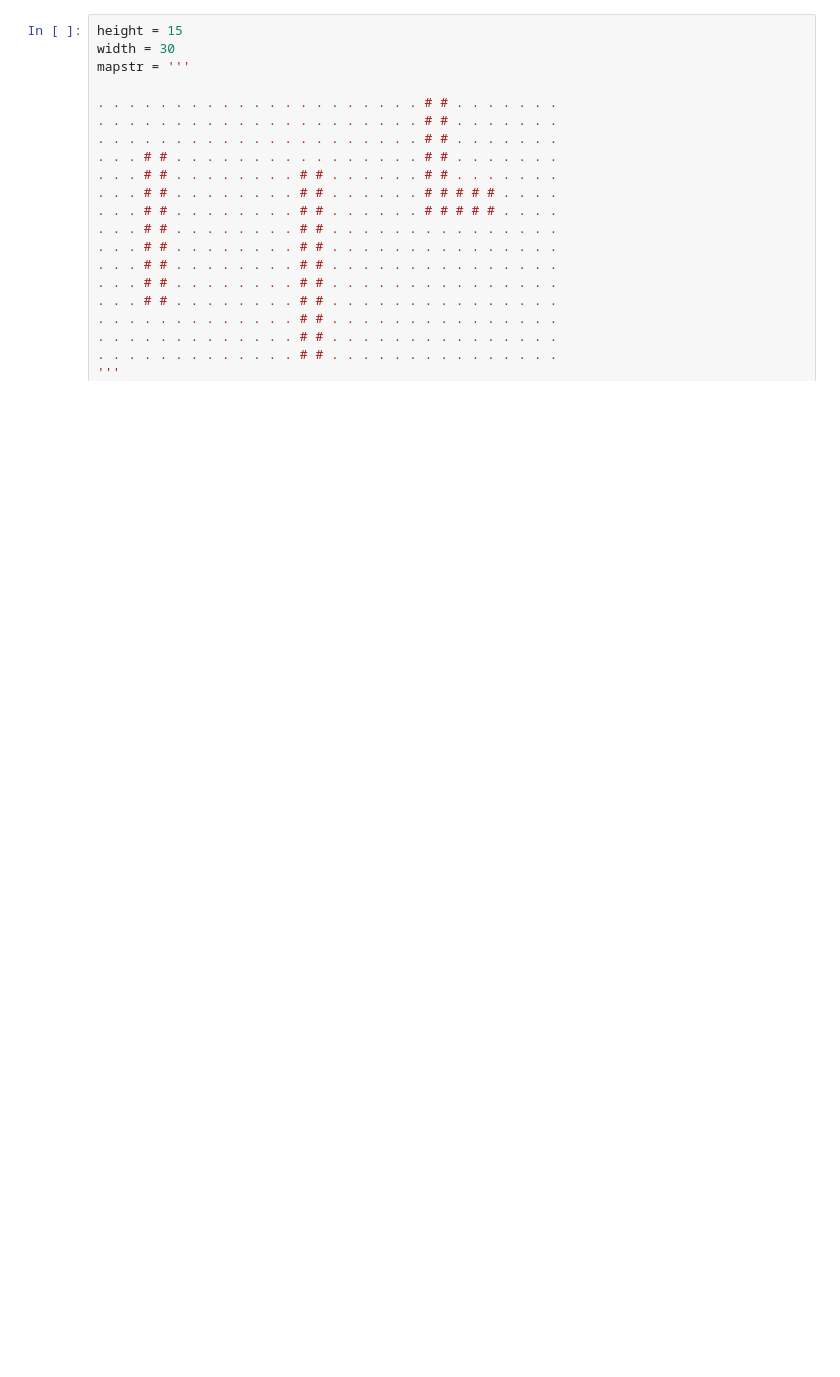
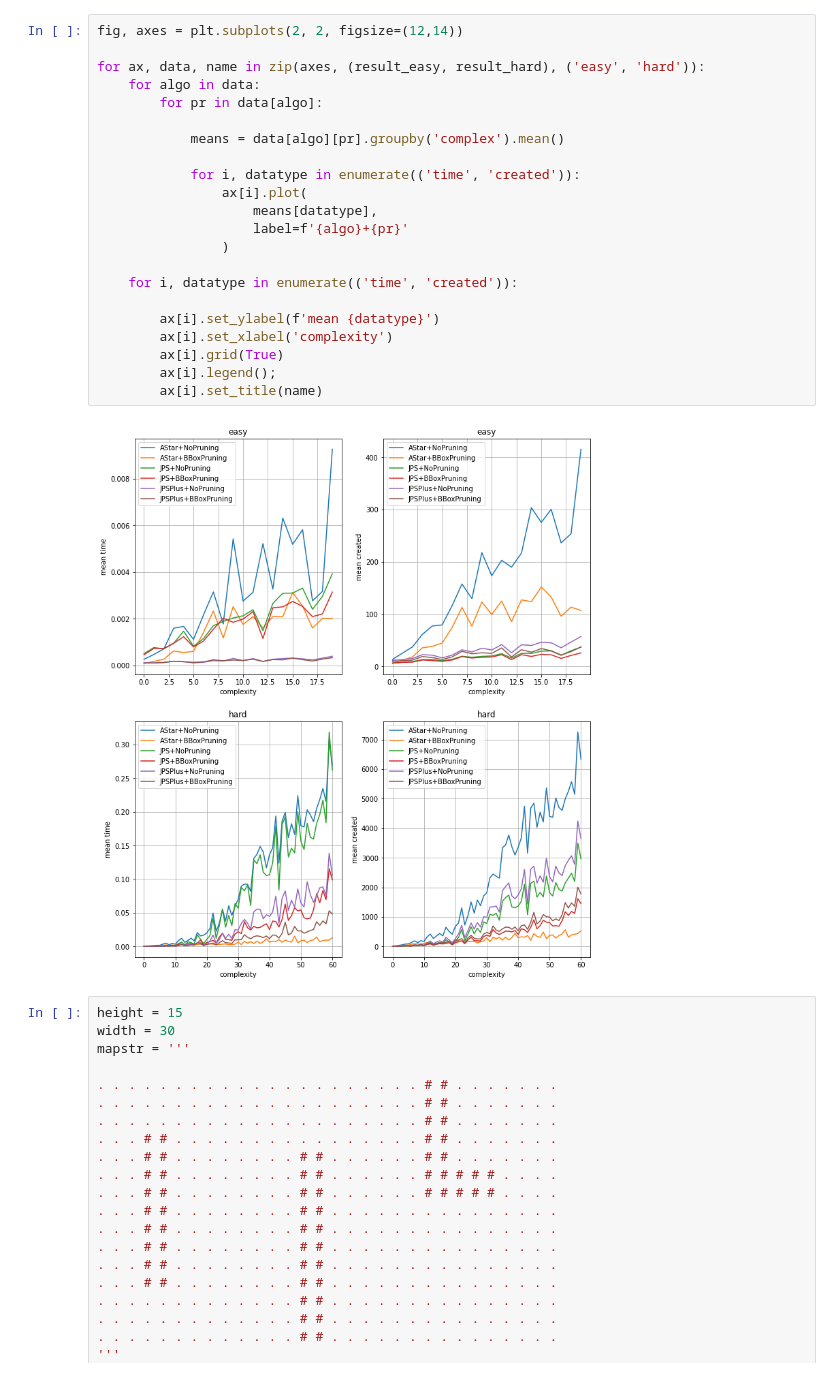
Before and after one commit to Ilyabasharov/path_planning, a Jupyter notebook: main.ipynb, the cells around one changed output. Drawn from its saved outputs; the diff is of its cells as text; blank space fills up the shorter version.

```diff
--- a/main.ipynb
+++ b/main.ipynb
@@ -20,3 +82,27 @@ from utils.visualisation import drawResult
+# %%
+fig, axes = plt.subplots(2, 2, figsize=(12,14))
+
+for ax, data, name in zip(axes, (result_easy, result_hard), ('easy', 'hard')):
+    for algo in data:
+        for pr in data[algo]:
+
+            means = data[algo][pr].groupby('complex').mean()
+
+            for i, datatype in enumerate(('time', 'created')):
+                ax[i].plot(
+                    means[datatype],
+                    label=f'{algo}+{pr}'
+                )
+
+    for i, datatype in enumerate(('time', 'created')):
+
+        ax[i].set_ylabel(f'mean {datatype}')
+        ax[i].set_xlabel('complexity')
+        ax[i].grid(True)
+        ax[i].legend();
+        ax[i].set_title(name)
+# %% [output]
+[figure, added]
 # %%
 height = 15
 width = 30
```
Also changed, not shown: parts of 20 cells of this notebook, 14 other files.
